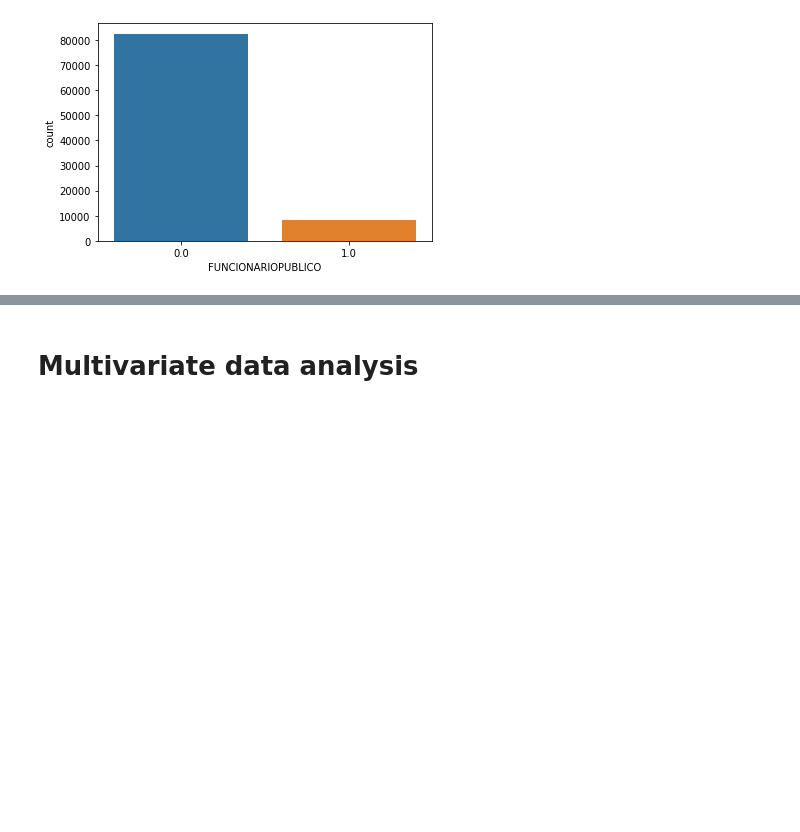
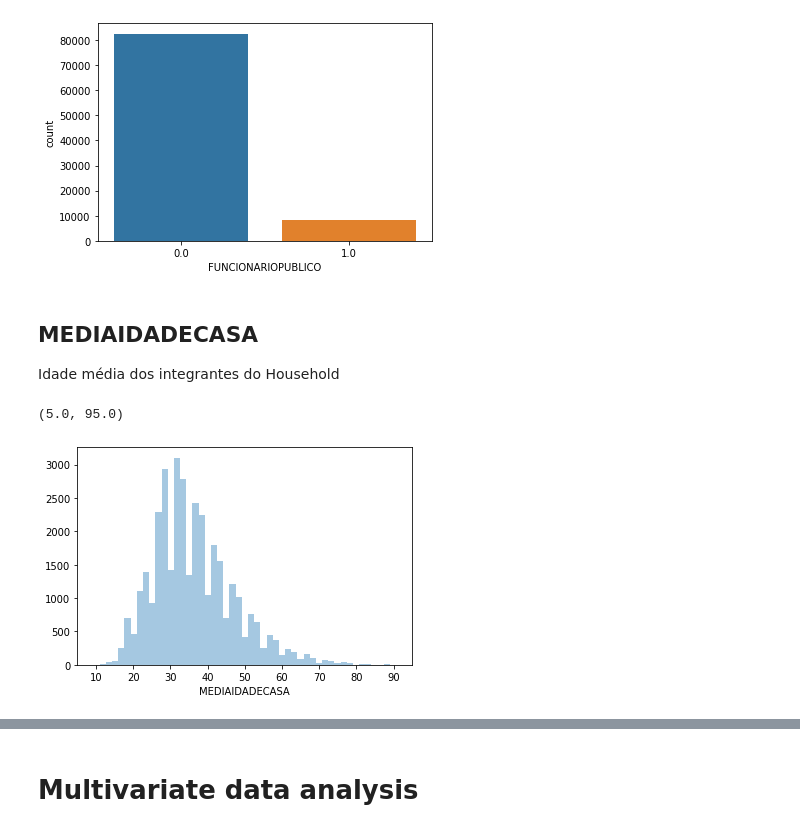
Before and after one commit to ednakatani/Data-Science, a Jupyter notebook: DS_project.ipynb, the cells around one changed output, grey strips where cells are left out. Drawn from its saved outputs; the diff is of its cells as text; code cells hidden in the pictures; blank space fills up the shorter version.

```diff
--- a/DS_project.ipynb
+++ b/DS_project.ipynb
@@ -473,3 +473,14 @@ sns.countplot(df_train['FUNCIONARIOPUBLICO'])
 # %% [output]
 <AxesSubplot:xlabel='FUNCIONARIOPUBLICO', ylabel='count'>
 [figure]
+# %% [markdown]
+## MEDIAIDADECASA
+
+Idade média dos integrantes do Household
+# %%
+#sns.boxplot(df_train['MEDIAIDADECASA'])
+sns.distplot(df_train['MEDIAIDADECASA'], kde=False)
+plt.xlim(5, 95)
+# %% [output]
+(5.0, 95.0)
+[figure, added]
```
Also changed, not shown: parts of 14 cells of this notebook.
